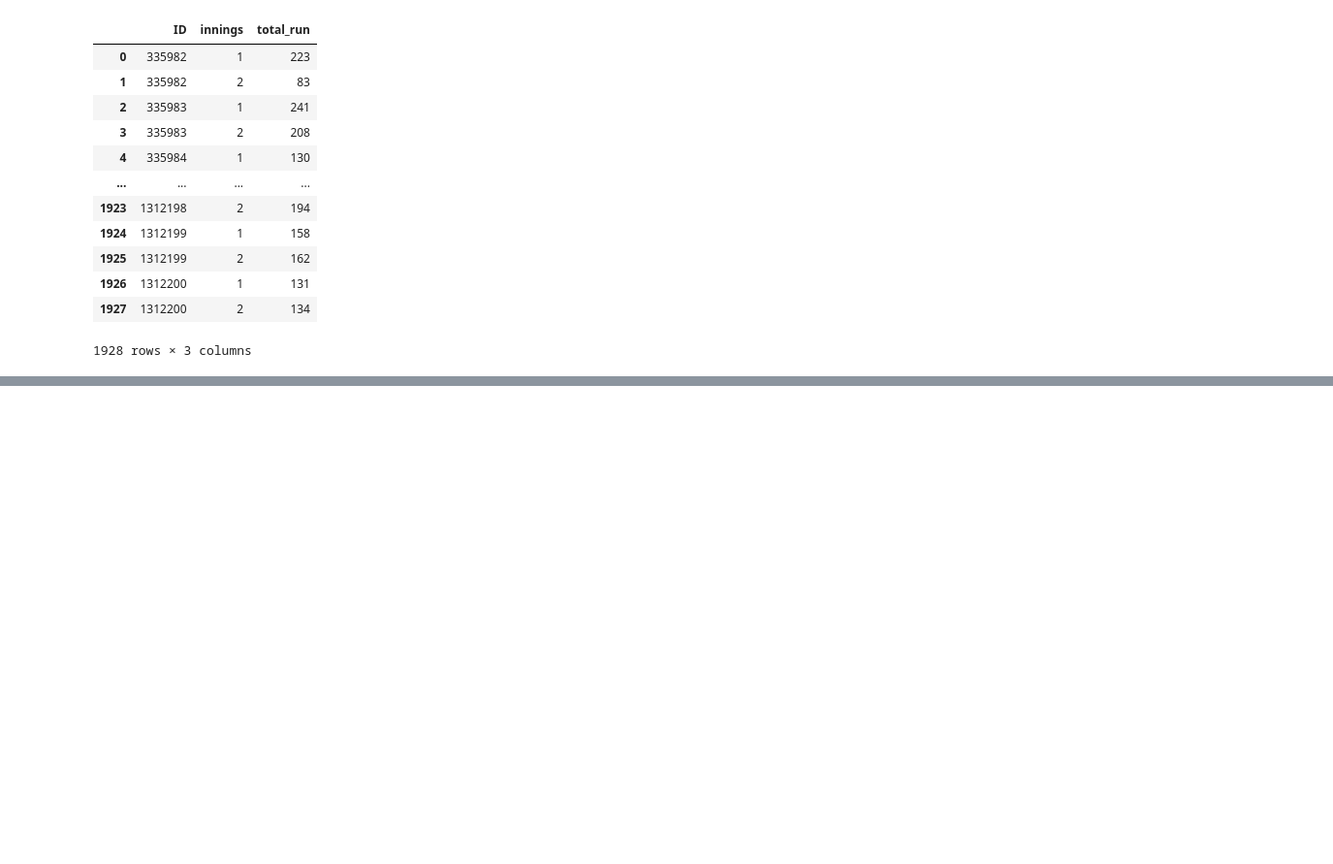
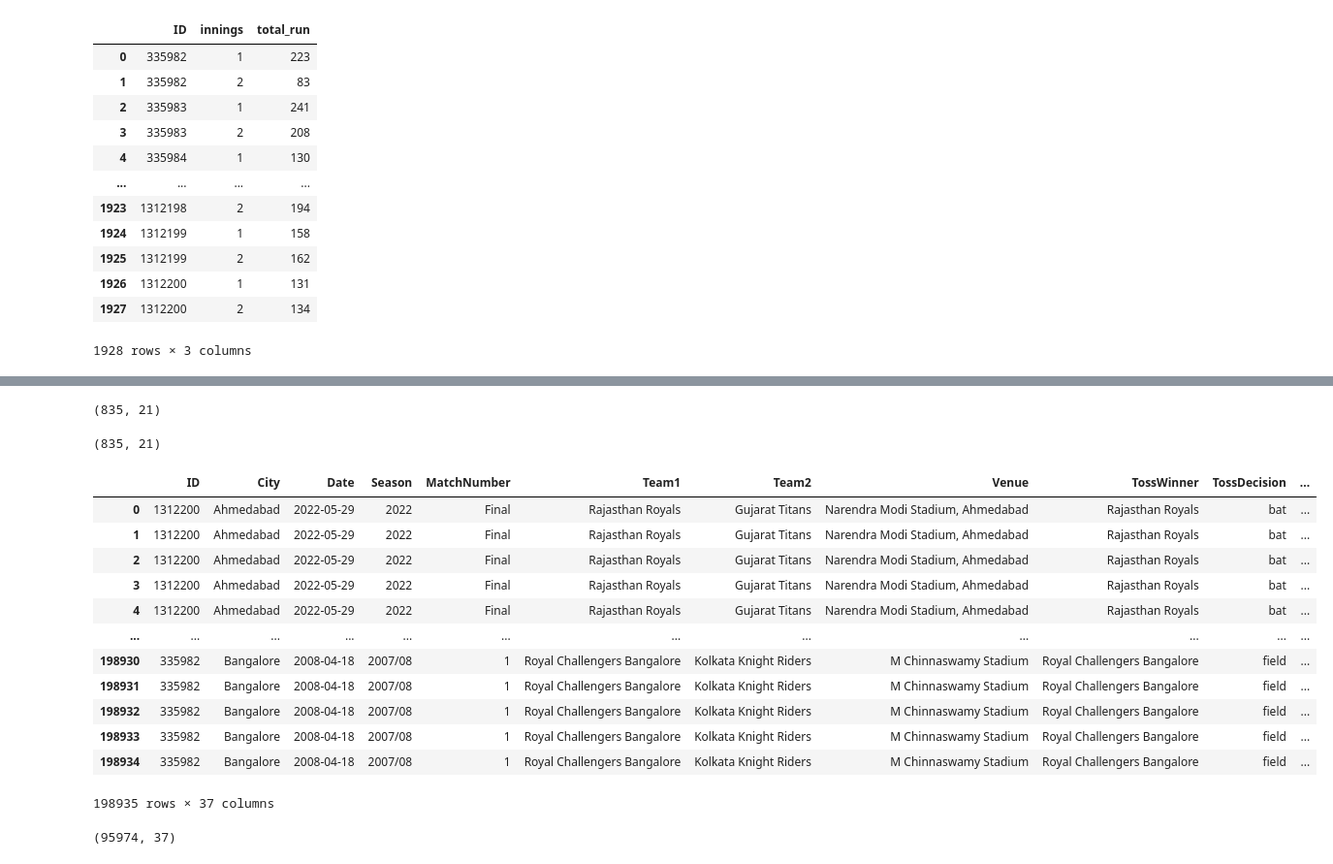
Before and after one commit to kiransanjay/IPL-Winner-Predictor-2024, a Jupyter notebook: 2008-2022 Data.ipynb, the cells around one changed output, grey strips where cells are left out. Shown at 97% size. Cells and saved outputs as stored; diff of their text form; code cells hidden in the pictures; blank space fills up the shorter version.

```diff
--- a/2008-2022 Data.ipynb
+++ b/2008-2022 Data.ipynb
@@ -56,0 +94,9 @@ match_df
+# %%
+match_df['Team1'] = match_df['Team1'].replace('Delhi Daredevils','Delhi Capitals')
+match_df['Team2'] = match_df['Team2'].replace('Delhi Daredevils','Delhi Capitals')
+
+match_df['Team1'] = match_df['Team1'].replace('Deccan Chargers','Sunrisers Hyderabad')
+match_df['Team2'] = match_df['Team2'].replace('Deccan Chargers','Sunrisers Hyderabad')
+
+match_df['Team1'] = match_df['Team1'].replace('Kings XI Punjab','Punjab Kings')
+match_df['Team2'] = match_df['Team2'].replace('Kings XI Punjab','Punjab Kings')
@@ -56,0 +123,15 @@ match_df
+# %%
+teams = ['Kolkata Knight Riders',
+         'Chennai Super Kings',
+         'Punjab Kings',
+         'Rajasthan Royals',
+         'Mumbai Indians',
+         'Delhi Capitals',
+         'Royal Challengers Bangalore',
+         'Sunrisers Hyderabad',
+         'Lucknow Super Giants',
+         'Gujarat Titans'
+         ]
+# %%
+match_df = match_df[match_df['Team1'].isin(teams)]
+match_df = match_df[match_df['Team2'].isin(teams)]
@@ -56,0 +153,4 @@ match_df
+# %%
+match_df.shape
+# %% [output]
+(835, 21)
@@ -56,0 +159,26 @@ match_df
+# %%
+match_df.shape
+# %% [output]
+(835, 21)
+# %%
+second_innings = match_df.merge(first_df,on='ID')
+second_innings
+# %% [output]
+|  | ID | City | Date | Season | MatchNumber | Team1 | Team2 | Venue | TossWinner | TossDecision | ... |
+| 0 | 1312200 | Ahmedabad | 2022-05-29 | 2022 | Final | Rajasthan Royals | Gujarat Titans | Narendra Modi Stadium, Ahmedabad | Rajasthan Royals | bat | ... |
+| 1 | 1312200 | Ahmedabad | 2022-05-29 | 2022 | Final | Rajasthan Royals | Gujarat Titans | Narendra Modi Stadium, Ahmedabad | Rajasthan Royals | bat | ... |
+| 2 | 1312200 | Ahmedabad | 2022-05-29 | 2022 | Final | Rajasthan Royals | Gujarat Titans | Narendra Modi Stadium, Ahmedabad | Rajasthan Royals | bat | ... |
+| 3 | 1312200 | Ahmedabad | 2022-05-29 | 2022 | Final | Rajasthan Royals | Gujarat Titans | Narendra Modi Stadium, Ahmedabad | Rajasthan Royals | bat | ... |
+| 4 | 1312200 | Ahmedabad | 2022-05-29 | 2022 | Final | Rajasthan Royals | Gujarat Titans | Narendra Modi Stadium, Ahmedabad | Rajasthan Royals | bat | ... |
+| ... | ... | ... | ... | ... | ... | ... | ... | ... | ... | ... | ... |
+| 198930 | 335982 | Bangalore | 2008-04-18 | 2007/08 | 1 | Royal Challengers Bangalore | Kolkata Knight Riders | M Chinnaswamy Stadium | Royal Challengers Bangalore | field | ... |
+| 198931 | 335982 | Bangalore | 2008-04-18 | 2007/08 | 1 | Royal Challengers Bangalore | Kolkata Knight Riders | M Chinnaswamy Stadium | Royal Challengers Bangalore | field | ... |
+| 198932 | 335982 | Bangalore | 2008-04-18 | 2007/08 | 1 | Royal Challengers Bangalore | Kolkata Knight Riders | M Chinnaswamy Stadium | Royal Challengers Bangalore | field | ... |
+| 198933 | 335982 | Bangalore | 2008-04-18 | 2007/08 | 1 | Royal Challengers Bangalore | Kolkata Knight Riders | M Chinnaswamy Stadium | Royal Challengers Bangalore | field | ... |
+| 198934 | 335982 | Bangalore | 2008-04-18 | 2007/08 | 1 | Royal Challengers Bangalore | Kolkata Knight Riders | M Chinnaswamy Stadium | Royal Challengers Bangalore | field | ... |
+198935 rows × 37 columns
+# %%
+second_innings = second_innings[second_innings['innings']==2]
+second_innings.shape
+# %% [output]
+(95974, 37)
```
Also changed, not shown: parts of 45 cells of this notebook, 7 other files.
